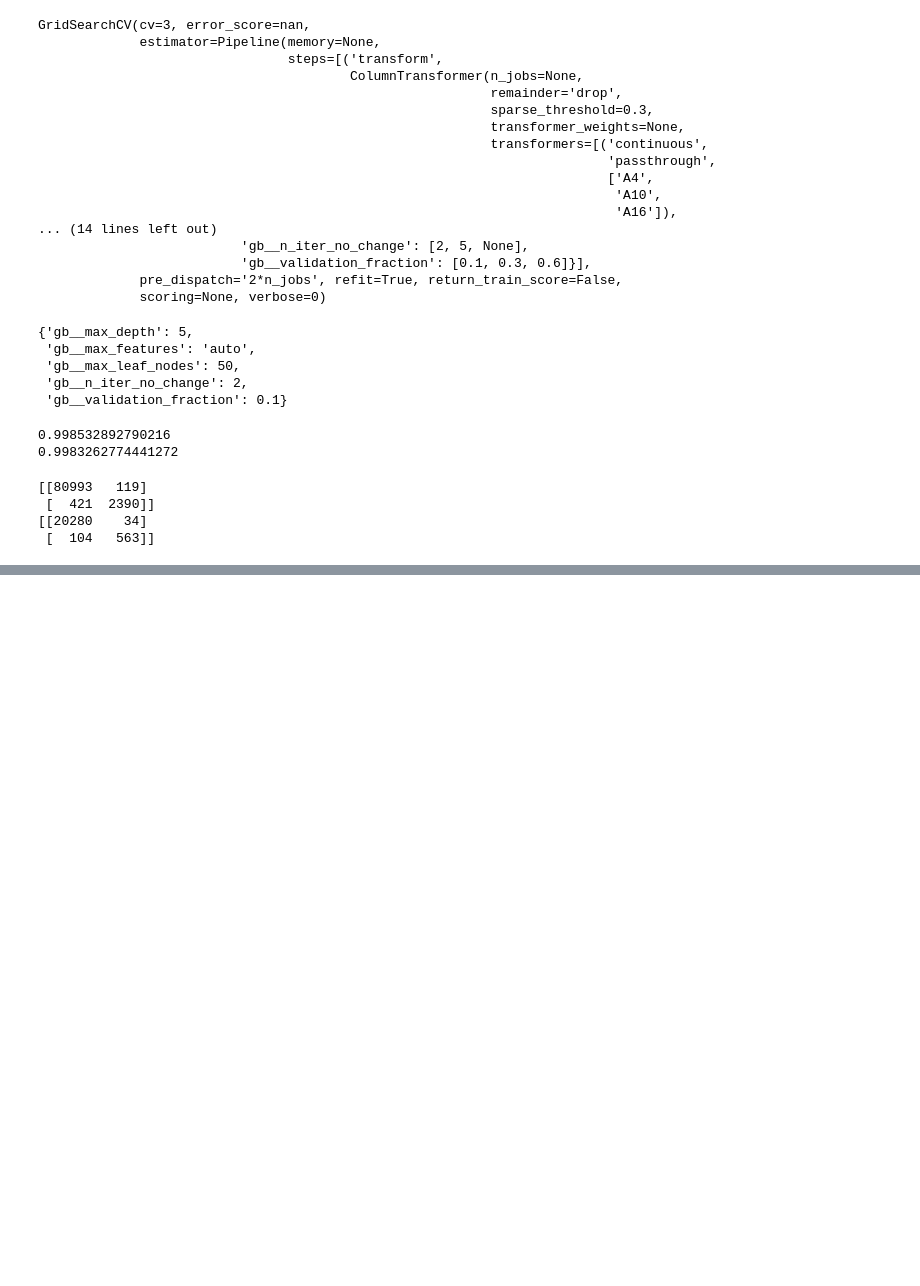
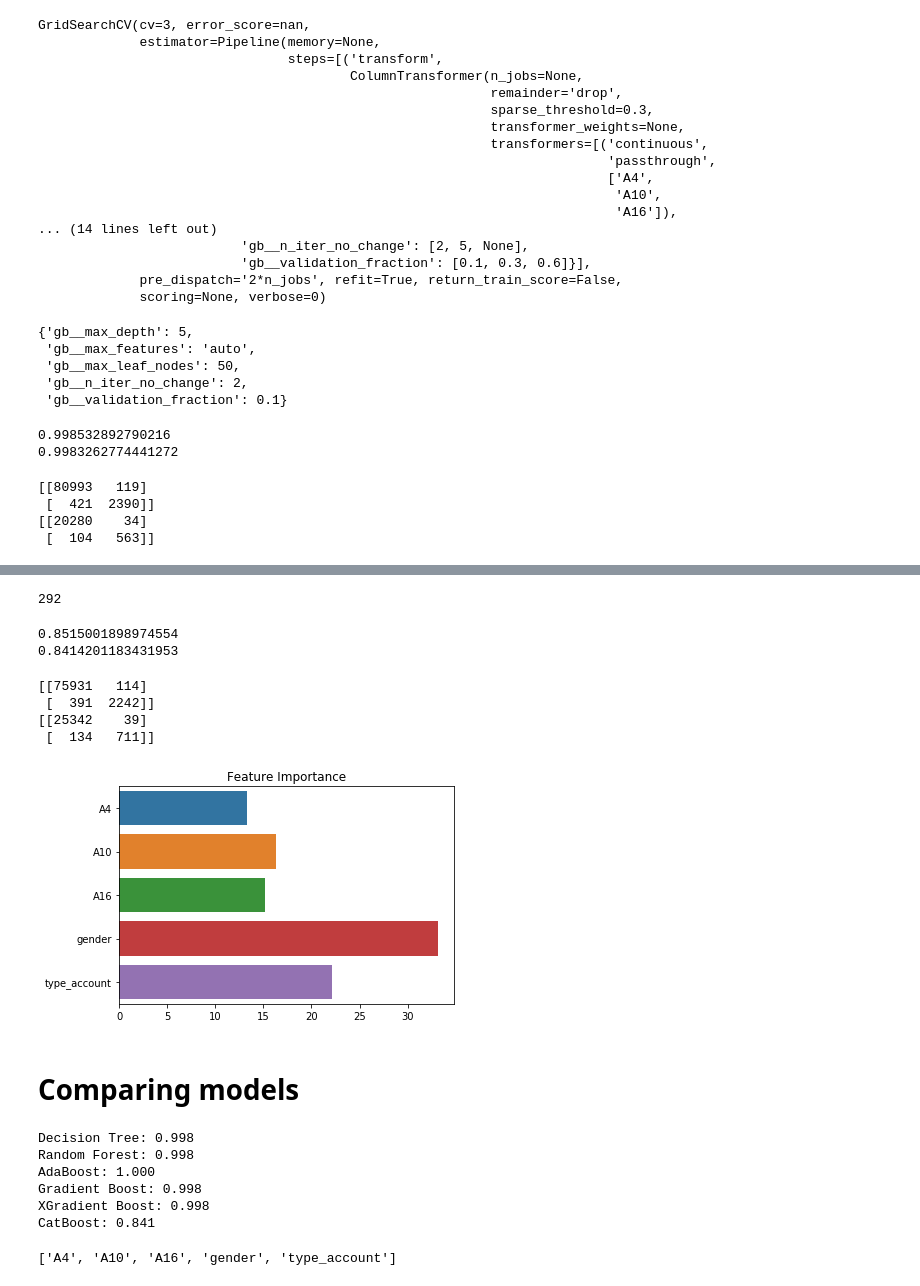
Before and after one commit to SteveGrimm/Unit5_Project1, a Jupyter notebook: Unit5_Project.ipynb, the cells around one changed output, grey strips where cells are left out. Cells and saved outputs as stored; diff of their text form; code cells hidden in the pictures; blank space fills up the shorter version.

```diff
--- a/Unit5_Project.ipynb
+++ b/Unit5_Project.ipynb
@@ -593,0 +687,15 @@ print(confusion_matrix(y_test, y_test_gb))
+# %%
+from sklearn.preprocessing import LabelEncoder
+
+cat_train_le = LabelEncoder()
+cat_train_le.fit(cat_df['status2'])
+
+cat_df['target'] = cat_train_le.transform(cat_df['status2'])
+# %%
+cat_x_train, cat_x_test, cat_y_train, cat_y_test = train_test_split(cat_df[final_columns],
+                                                    cat_df['target'],
+                                                    random_state = 42)
+# %%
+#Set up categorical columns
+cat_columns = ['gender', 'type_account']
+cat_columns
@@ -593,0 +704,16 @@ print(confusion_matrix(y_test, y_test_gb))
+# %%
+import catboost
+from catboost import Pool, CatBoostClassifier
+
+train_pool = Pool(cat_x_train,
+                  cat_y_train,
+                  cat_features=cat_columns)
+
+test_pool = Pool(cat_x_test,
+                 cat_y_test,
+                 cat_features=cat_columns)
+
+cb_model = CatBoostClassifier(random_state = 42,
+                              early_stopping_rounds = 10)
+
+cb_model.fit(train_pool, eval_set = test_pool)
@@ -593,0 +739,4 @@ print(confusion_matrix(y_test, y_test_gb))
+# %%
+cb_model.best_iteration_
+# %% [output]
+292
@@ -593,0 +746,44 @@ print(confusion_matrix(y_test, y_test_gb))
+# %%
+print(recall_score(cat_y_train, y_train_cb))
+print(recall_score(cat_y_test, y_test_cb))
+# %% [output]
+0.8515001898974554
+0.8414201183431953
+# %%
+print(confusion_matrix(cat_y_train, y_train_cb))
+print(confusion_matrix(cat_y_test, y_test_cb))
+# %% [output]
+[[75931   114]
+ [  391  2242]]
+[[25342    39]
+ [  134   711]]
+# %%
+final_columns = final_continuous_variables + final_categorical_variables
+
+sns.barplot(cb_model.feature_importances_.round(3),
+            final_columns)
+
+plt.title('Feature Importance')
+plt.show()
+# %% [output]
+[figure, added]
+# %% [markdown]
+# Comparing models
+# %%
+print(f"Decision Tree: {recall_score(y_test, y_test_dt, labels=['A','D'],pos_label='A'):.3f}")
+print(f"Random Forest: {recall_score(y_test, y_test_rf, labels=['A','D'],pos_label='A'):.3f}")
+print(f"AdaBoost: {recall_score(y_test, y_test_ada, labels=['A','D'],pos_label='A'):.3f}")
+print(f"Gradient Boost: {recall_score(y_test, y_test_gb, labels=['A','D'],pos_label='A'):.3f}")
+print(f"XGradient Boost: {recall_score(y_test, y_test_xgb, labels=['A','D'],pos_label='A'):.3f}")
+print(f"CatBoost: {recall_score(cat_y_test, y_test_cb):.3f}")
+# %% [output]
+Decision Tree: 0.998
+Random Forest: 0.998
+AdaBoost: 1.000
+Gradient Boost: 0.998
+XGradient Boost: 0.998
+CatBoost: 0.841
+# %%
+final_columns
+# %% [output]
+['A4', 'A10', 'A16', 'gender', 'type_account']
```
Also changed, not shown: parts of 14 cells of this notebook, 1 other file.
